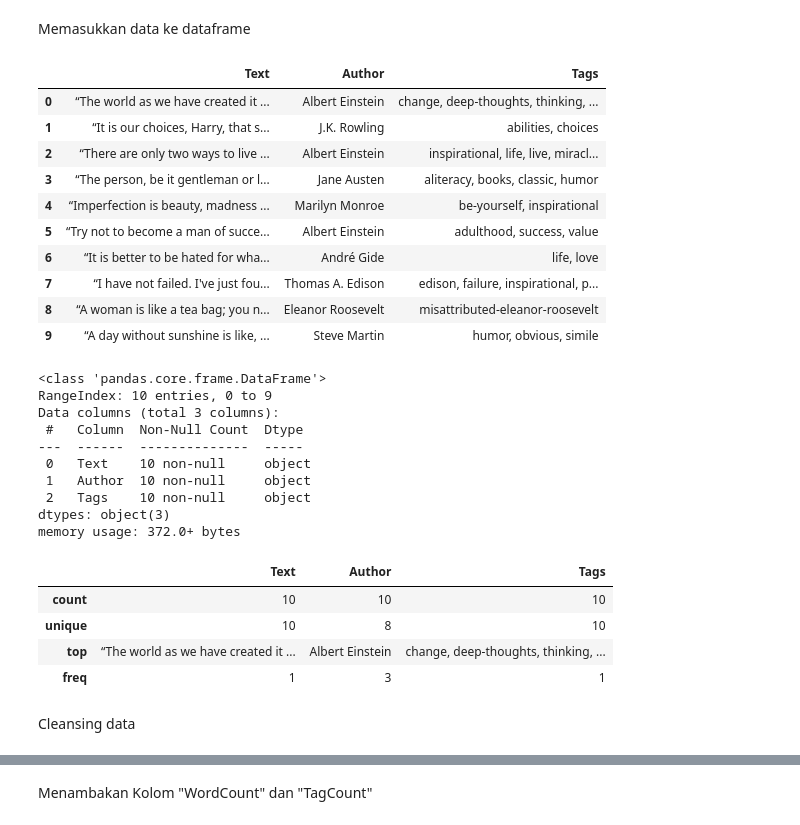
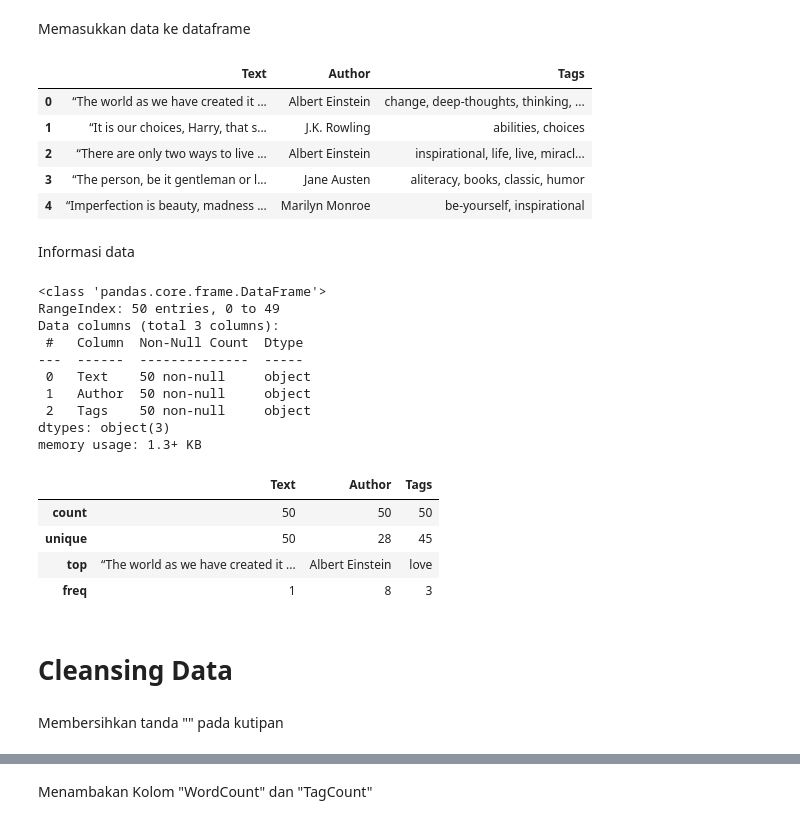
Before and after one commit to SiEggo/scraping, a Jupyter notebook: basic_scraping.ipynb, the cells around one changed output, grey strips where cells are left out. Saved outputs shown, nothing was run; the diff lists cells and outputs as text; code cells hidden in the pictures.

```diff
--- a/basic_scraping.ipynb
+++ b/basic_scraping.ipynb
@@ -14,6 +14,0 @@ Memanggil data halaman web
-# %%
-url = "https://quotes.toscrape.com/page/1/"
-page = requests.get(url)
-
-soup = BeautifulSoup(page.content,'html.parser')
-quote = soup.find_all('div',class_= 'quote')
@@ -22,15 +15,22 @@ Simpan hasil scraping dalam list of dicts
 # %%
-data = []
+# Menampung data
+all_quotes = []
 
-for q in quote:
-    text = q.find('span', class_='text').get_text()
-    author = q.find('small', class_='author').get_text()
-    # Ambil semua tag (bisa lebih dari satu)
-    tag_elements = q.find_all('a', class_='tag')
-    tags = [tag.get_text() for tag in tag_elements]
+# Loop untuk 5 halaman pertama
+for page in range(1, 6):
+    url = f'https://quotes.toscrape.com/page/{page}/'
+    response = requests.get(url)
+    soup = BeautifulSoup(response.text, 'html.parser')
 
-    data.append({
-        'Text': text,
-        'Author': author,
-        'Tags': ', '.join(tags)
-    })
+    quotes = soup.find_all('div', class_='quote')
+
+    for q in quotes:
+        text = q.find('span', class_='text').get_text(strip=True)
+        author = q.find('small', class_='author').get_text(strip=True)
+        tags = [tag.get_text(strip=True) for tag in q.find_all('a', class_='tag')]
+
+        all_quotes.append({
+            'Text': text,
+            'Author': author,
+            'Tags': ', '.join(tags)
+        })
@@ -57,41 +37,40 @@ data
 # %% [markdown]
 Memasukkan data ke dataframe
 # %%
-df = pd.DataFrame(data)
-df
+df = pd.DataFrame(all_quotes)
+df.head()
 # %% [output]
 |  | Text | Author | Tags |
 | 0 | “The world as we have created it ... | Albert Einstein | change, deep-thoughts, thinking, ... |
 | 1 | “It is our choices, Harry, that s... | J.K. Rowling | abilities, choices |
 | 2 | “There are only two ways to live ... | Albert Einstein | inspirational, life, live, miracl... |
 | 3 | “The person, be it gentleman or l... | Jane Austen | aliteracy, books, classic, humor |
 | 4 | “Imperfection is beauty, madness ... | Marilyn Monroe | be-yourself, inspirational |
-| 5 | “Try not to become a man of succe... | Albert Einstein | adulthood, success, value |
-| 6 | “It is better to be hated for wha... | André Gide | life, love |
-| 7 | “I have not failed. I've just fou... | Thomas A. Edison | edison, failure, inspirational, p... |
-| 8 | “A woman is like a tea bag; you n... | Eleanor Roosevelt | misattributed-eleanor-roosevelt |
-| 9 | “A day without sunshine is like, ... | Steve Martin | humor, obvious, simile |
+# %% [markdown]
+Informasi data
 # %%
 df.info()
 df.describe()
 # %% [output]
 <class 'pandas.core.frame.DataFrame'>
-RangeIndex: 10 entries, 0 to 9
+RangeIndex: 50 entries, 0 to 49
 Data columns (total 3 columns):
  #   Column  Non-Null Count  Dtype
 ---  ------  --------------  -----
- 0   Text    10 non-null     object
- 1   Author  10 non-null     object
- 2   Tags    10 non-null     object
+ 0   Text    50 non-null     object
+ 1   Author  50 non-null     object
+ 2   Tags    50 non-null     object
 dtypes: object(3)
-memory usage: 372.0+ bytes
+memory usage: 1.3+ KB
 |  | Text | Author | Tags |
-| count | 10 | 10 | 10 |
-| unique | 10 | 8 | 10 |
-| top | “The world as we have created it ... | Albert Einstein | change, deep-thoughts, thinking, ... |
-| freq | 1 | 3 | 1 |
+| count | 50 | 50 | 50 |
+| unique | 50 | 28 | 45 |
+| top | “The world as we have created it ... | Albert Einstein | love |
+| freq | 1 | 8 | 3 |
-# %% [markdown]
-Cleansing data
+# %% [markdown]
+# **Cleansing Data**
+# %% [markdown]
+Membersihkan tanda "" pada kutipan
 # %%
 df['Author'] = df['Author'].str.title()
 df['Text'] = df['Text'].str.strip('“”"')
```
Also changed, not shown: parts of 20 cells of this notebook.
